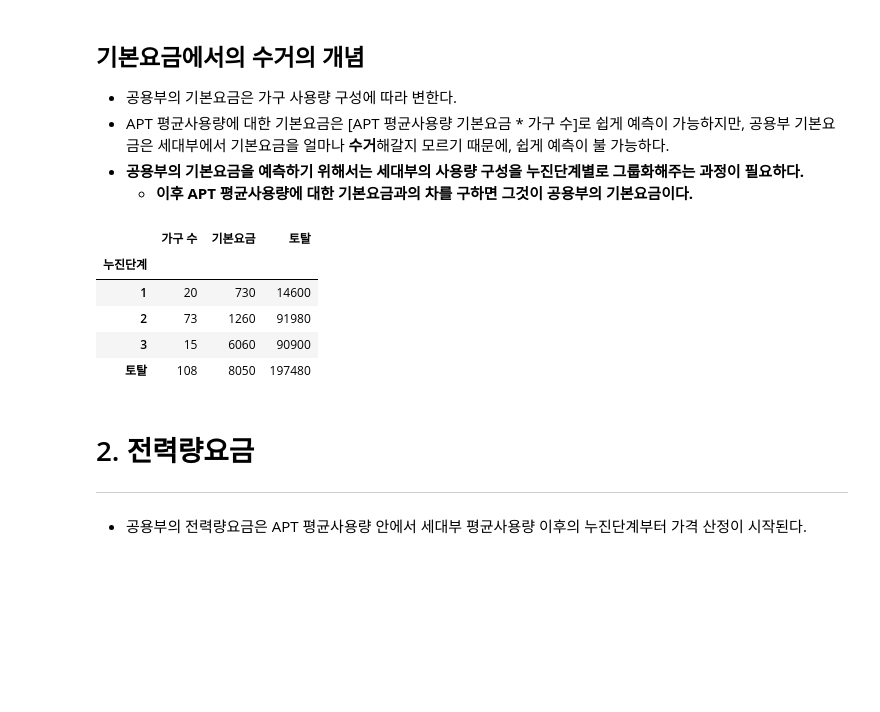
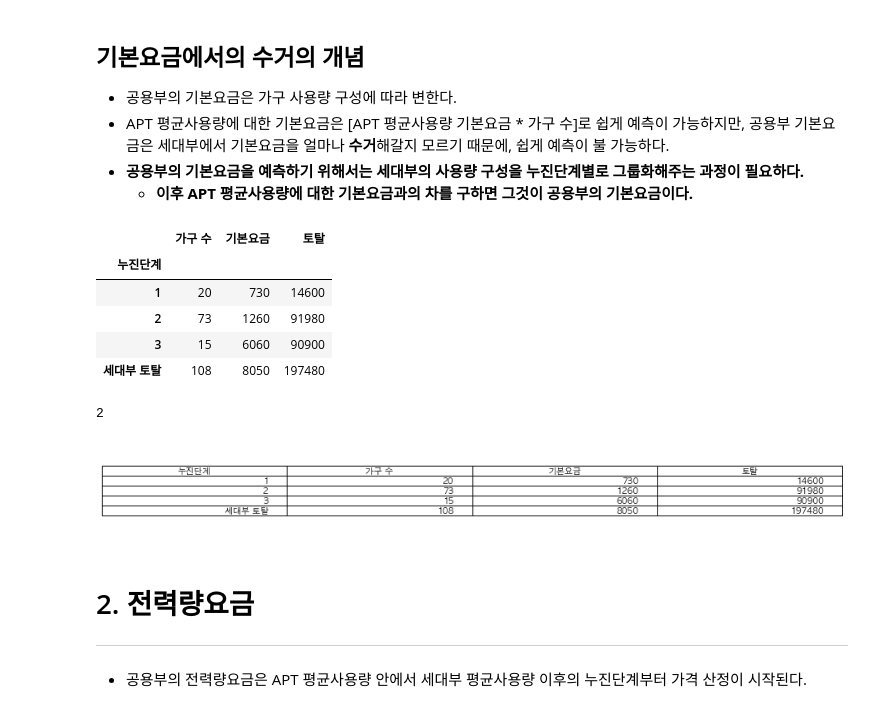
Before and after one commit to formegusto/what-is-public-fee, a Jupyter notebook: pt1.아파트 공용부 요금은 어떻게 구성이 되는가?.ipynb, the cells around one changed output. Cells and saved outputs as stored; diff of their text form; code cells hidden in the pictures; blank space fills up the shorter version.

```diff
--- a/pt1.아파트 공용부 요금은 어떻게 구성이 되는가?.ipynb
+++ b/pt1.아파트 공용부 요금은 어떻게 구성이 되는가?.ipynb
@@ -132,21 +122,27 @@ basic_df[basic_df.columns[:5]]
 # %%
 step_df = month_df.copy()
 step_df['누진단계'] = np.array([crs.utils.get_nugin_step(_, calc.fee)
                    for _ in month_df['usage (kWh)']]) + 1
 
 step_count = pd.DataFrame(
     step_df['누진단계'].groupby(step_df['누진단계']).count())
 step_count.columns = ['가구 수']
 step_count['기본요금'] = [_[2] for _ in calc.fee]
 step_count['토탈'] = \
     step_count.apply(lambda x: x['가구 수'] * x['기본요금'], axis=1)
 
-step_count.loc['토탈'] = step_count.sum(axis=0)
+step_count.loc['세대부 토탈'] = step_count.sum(axis=0)
+
 step_count
 # %% [output]
 |  | 가구 수 | 기본요금 | 토탈 |
 | 누진단계 |  |  |  |
 | 1 | 20 | 730 | 14600 |
 | 2 | 73 | 1260 | 91980 |
 | 3 | 15 | 6060 | 90900 |
-| 토탈 | 108 | 8050 | 197480 |
+| 세대부 토탈 | 108 | 8050 | 197480 |
+# %%
+_APT = round(APT / len(month_df))
+crs.utils.get_nugin_step(_APT, calc.fee)
+# %% [output]
+2
@@ -153,3 +151,14 @@ step_count
+# %%
+plt.figure(figsize=(16, 2))
+plt.table(cellText=rs_step_count.values,
+           colLabels=rs_step_count.columns,
+           loc="center")
+plt.axis('tight')
+plt.axis('off')
+
+plt.show()
+# %% [output]
+[figure, added]
 # %% [markdown]
 # 2. 전력량요금
 ---
```
Also changed, not shown: parts of 5 cells of this notebook, 1 other file.
